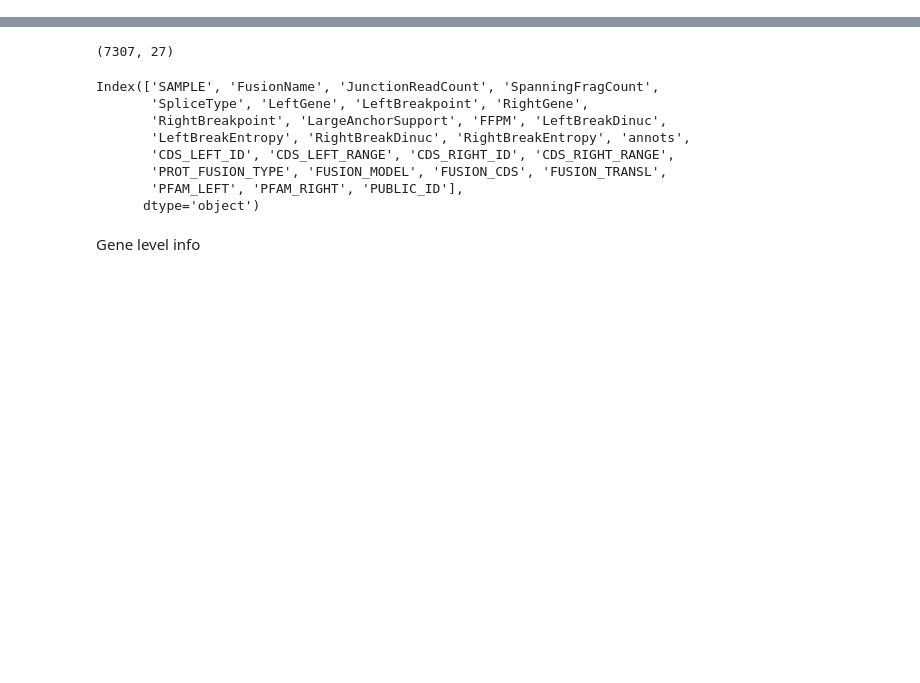
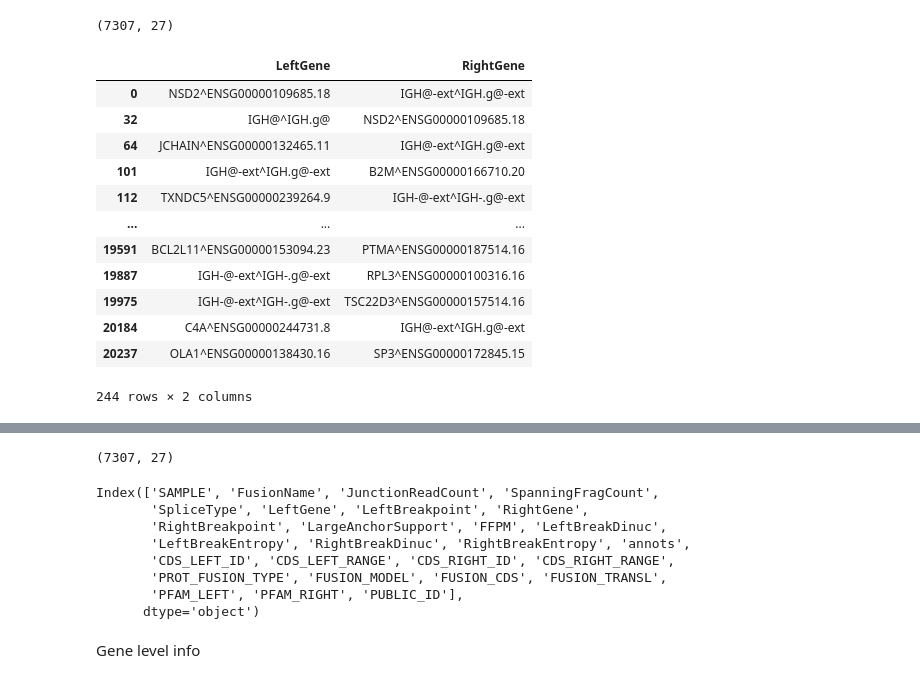
Before and after one commit to JiaGengChang/fhr, a Jupyter notebook: pipeline/04_call_gene_fusion.ipynb, the cells around one changed output, grey strips where cells are left out. Drawn from its saved outputs; the diff is of its cells as text; code cells hidden in the pictures; blank space fills up the shorter version.

```diff
--- a/pipeline/04_call_gene_fusion.ipynb
+++ b/pipeline/04_call_gene_fusion.ipynb
@@ -12,3 +12,23 @@ dfstar = pd.read_csv(fusionfile, sep='\t')\
     .sort_values('SAMPLE')\
     .groupby(["PUBLIC_ID","FusionName","LeftGene","RightGene"])\
     .head(n=1)
+# %%
+dfstar.shape
+# %% [output]
+(7307, 27)
+# %%
+dfstar.assign(LeftGene=dfstar.RightGene, RightGene=dfstar.LeftGene)[['LeftGene', 'RightGene']].merge(dfstar[['LeftGene', 'RightGene']]).drop_duplicates()
+# %% [output]
+|  | LeftGene | RightGene |
+| 0 | NSD2^ENSG00000109685.18 | IGH@-ext^IGH.g@-ext |
+| 32 | IGH@^IGH.g@ | NSD2^ENSG00000109685.18 |
+| 64 | JCHAIN^ENSG00000132465.11 | IGH@-ext^IGH.g@-ext |
+| 101 | IGH@-ext^IGH.g@-ext | B2M^ENSG00000166710.20 |
+| 112 | TXNDC5^ENSG00000239264.9 | IGH-@-ext^IGH-.g@-ext |
+| ... | ... | ... |
+| 19591 | BCL2L11^ENSG00000153094.23 | PTMA^ENSG00000187514.16 |
+| 19887 | IGH-@-ext^IGH-.g@-ext | RPL3^ENSG00000100316.16 |
+| 19975 | IGH-@-ext^IGH-.g@-ext | TSC22D3^ENSG00000157514.16 |
+| 20184 | C4A^ENSG00000244731.8 | IGH@-ext^IGH.g@-ext |
+| 20237 | OLA1^ENSG00000138430.16 | SP3^ENSG00000172845.15 |
+244 rows × 2 columns
```
Also changed, not shown: parts of 1 cell of this notebook, 6 other files.
